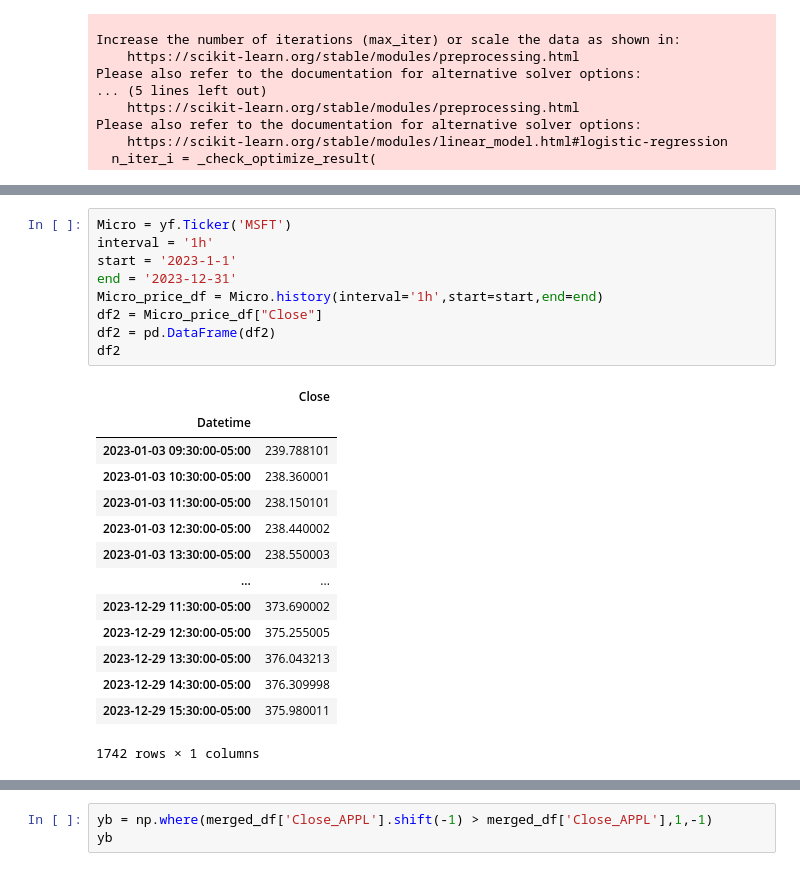
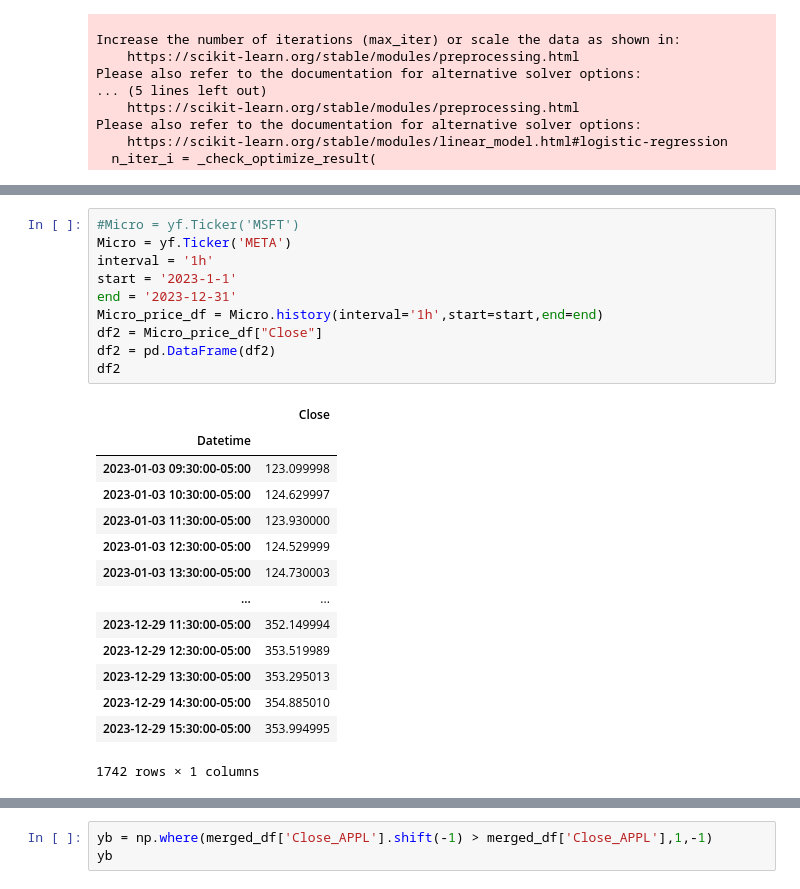
Before and after one commit to inuneko89/DADS_6003, a Jupyter notebook: Logistic_Regression.ipynb, the cells around one changed output, grey strips where cells are left out. Saved outputs shown, nothing was run; the diff lists cells and outputs as text.

```diff
--- a/Logistic_Regression.ipynb
+++ b/Logistic_Regression.ipynb
@@ -341,26 +324,27 @@ See the caveats in the documentation: https://pandas.pydata.org/pandas-docs/stab
 # %%
-Micro = yf.Ticker('MSFT')
+#Micro = yf.Ticker('MSFT')
+Micro = yf.Ticker('META')
 interval = '1h'
 start = '2023-1-1'
 end = '2023-12-31'
 Micro_price_df = Micro.history(interval='1h',start=start,end=end)
 df2 = Micro_price_df["Close"]
 df2 = pd.DataFrame(df2)
 df2
 # %% [output]
 |  | Close |
 | Datetime |  |
-| 2023-01-03 09:30:00-05:00 | 239.788101 |
-| 2023-01-03 10:30:00-05:00 | 238.360001 |
-| 2023-01-03 11:30:00-05:00 | 238.150101 |
-| 2023-01-03 12:30:00-05:00 | 238.440002 |
-| 2023-01-03 13:30:00-05:00 | 238.550003 |
+| 2023-01-03 09:30:00-05:00 | 123.099998 |
+| 2023-01-03 10:30:00-05:00 | 124.629997 |
+| 2023-01-03 11:30:00-05:00 | 123.930000 |
+| 2023-01-03 12:30:00-05:00 | 124.529999 |
+| 2023-01-03 13:30:00-05:00 | 124.730003 |
 | ... | ... |
-| 2023-12-29 11:30:00-05:00 | 373.690002 |
-| 2023-12-29 12:30:00-05:00 | 375.255005 |
-| 2023-12-29 13:30:00-05:00 | 376.043213 |
-| 2023-12-29 14:30:00-05:00 | 376.309998 |
-| 2023-12-29 15:30:00-05:00 | 375.980011 |
+| 2023-12-29 11:30:00-05:00 | 352.149994 |
+| 2023-12-29 12:30:00-05:00 | 353.519989 |
+| 2023-12-29 13:30:00-05:00 | 353.295013 |
+| 2023-12-29 14:30:00-05:00 | 354.885010 |
+| 2023-12-29 15:30:00-05:00 | 353.994995 |
 1742 rows × 1 columns
 # %%
 
```
Also changed, not shown: parts of 17 cells of this notebook.
